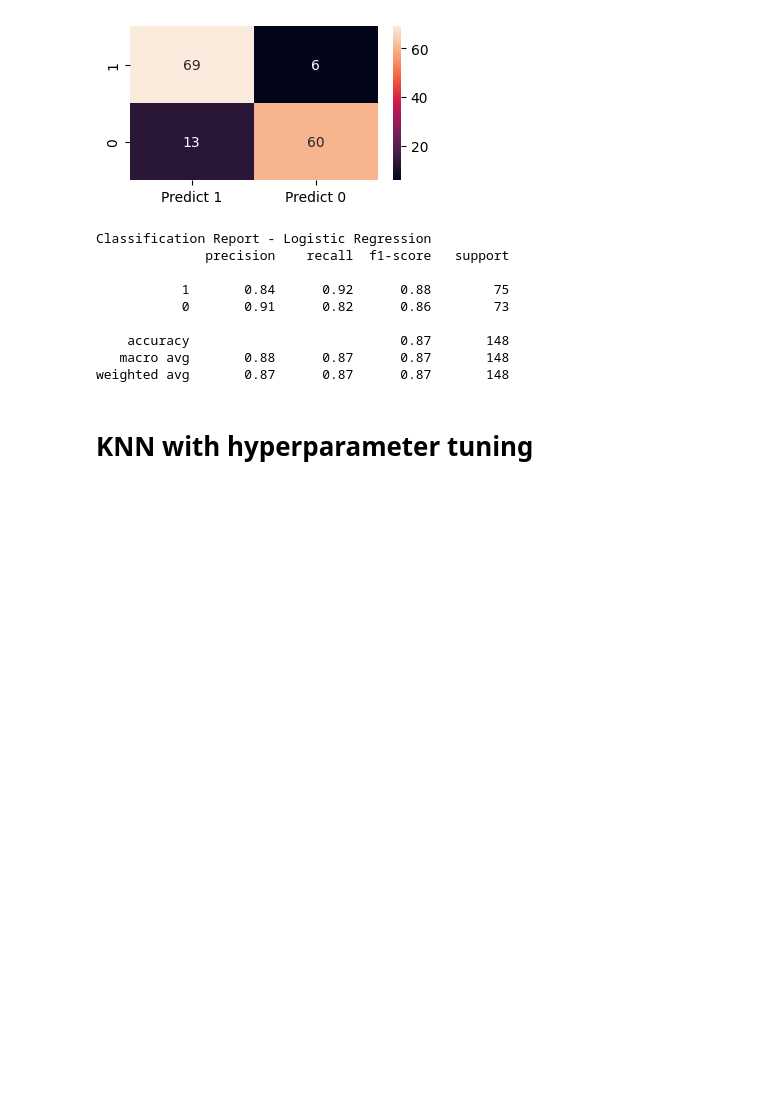
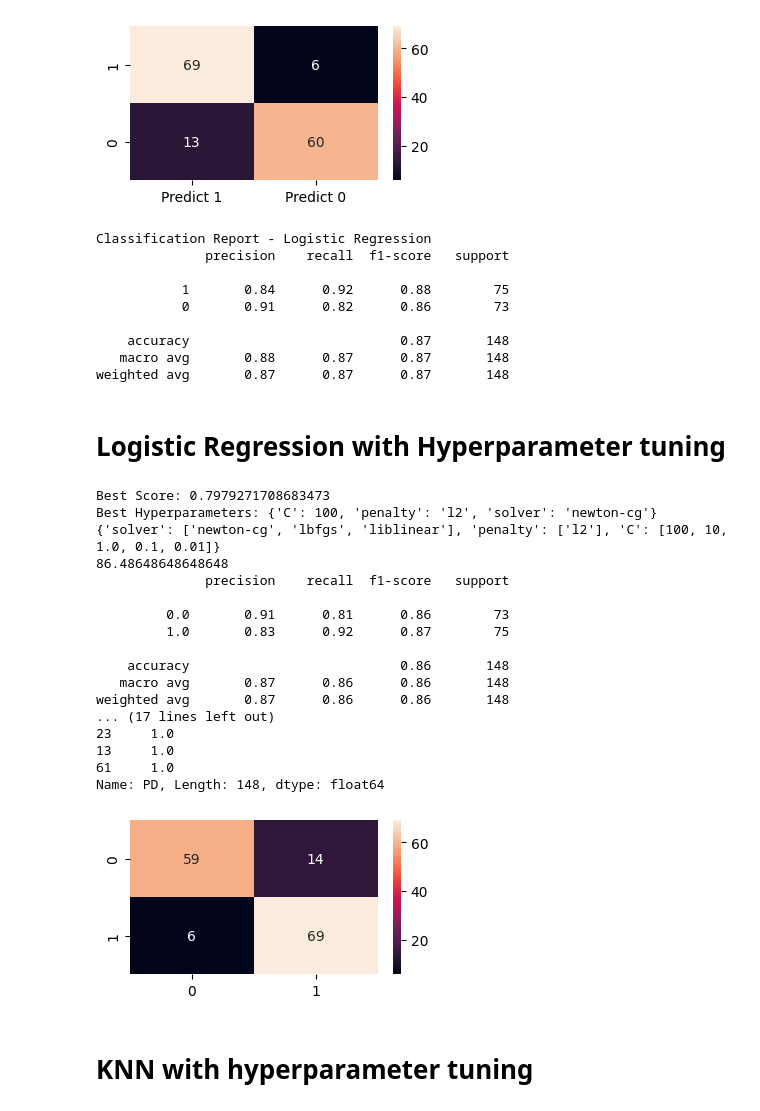
Before and after one commit to tomasfgon/Predictive-models-Parkinson, a Jupyter notebook: src/italian_modeling.ipynb, the cells around one changed output. Cells and saved outputs as stored; diff of their text form; code cells hidden in the pictures; blank space fills up the shorter version.

```diff
--- a/src/italian_modeling.ipynb
+++ b/src/italian_modeling.ipynb
@@ -163,6 +163,73 @@ Classification Report - Logistic Regression
     accuracy                           0.87       148
    macro avg       0.88      0.87      0.87       148
 weighted avg       0.87      0.87      0.87       148
+# %% [markdown]
+# Logistic Regression with Hyperparameter tuning
+# %%
+########Hyperparameter tuning for SVM####################
+#List Hyperparameters that we want to tune.
+#n_components = list(range(1,X.shape[1]+1,1))
+solvers = ['newton-cg', 'lbfgs', 'liblinear']
+penalty = ['l2']
+c_values = [100, 10, 1.0, 0.1, 0.01]
+
+#Convert to dictionary
+hyperparameters = dict(solver=solvers,penalty=penalty,C=c_values)
+#Create new LR object
+model_lr2 = LogisticRegression()
+
+cv = RepeatedStratifiedKFold(n_splits=10, n_repeats=3, random_state=1)
+
+#Use GridSearch
+clf = GridSearchCV(model_lr2, hyperparameters, cv=cv)
+
+#clf = RandomizedSearchCV(knn_2, hyperparameters, n_iter=500, cv=8, scoring="recall")
+#Fit the model
+best_model = clf.fit(X_train, y_train)
+#Print The value of best Hyperparameters
+#print('Best leaf_size:', best_model.best_estimator_.get_params()['leaf_size'])
+#print('Best p:', best_model.best_estimator_.get_params()['p'])
+#print('Best n_neighbors:', best_model.best_estimator_.get_params()['n_neighbors'])
+print('Best Score: %s' % best_model.best_score_)
+print('Best Hyperparameters: %s' % best_model.best_params_)
+print(hyperparameters)
+y_pred_knn_2 = best_model.predict(X_test)
+
+conf_matrix_knn_2 = confusion_matrix(y_test, y_pred_knn_2)
+
+accuracy_knn_2 = ((conf_matrix_knn_2[0,0] + conf_matrix_knn_2[1,1])/(conf_matrix_knn_2[0,0] +conf_matrix_knn_2[0,1]+conf_matrix_knn_2[1,0]+conf_matrix_knn_2[1,1]))*100
+
+plt.figure(figsize = (4,2))
+sns.heatmap(conf_matrix_knn_2, annot=True)
+
+print(accuracy_knn_2)
+
+#Checking performance our model with classification report.
+print(classification_report(y_test, y_pred_knn_2))
+#Checking performance our model with ROC Score.
+print(roc_auc_score(y_test, y_pred_knn_2))
+
+print(y_pred_knn_2)
+print(y_test)
+# %% [output]
+Best Score: 0.7979271708683473
+Best Hyperparameters: {'C': 100, 'penalty': 'l2', 'solver': 'newton-cg'}
+{'solver': ['newton-cg', 'lbfgs', 'liblinear'], 'penalty': ['l2'], 'C': [100, 10, 1.0, 0.1, 0.01]}
+86.48648648648648
+              precision    recall  f1-score   support
+
+         0.0       0.91      0.81      0.86        73
+         1.0       0.83      0.92      0.87        75
+
+    accuracy                           0.86       148
+   macro avg       0.87      0.86      0.86       148
+weighted avg       0.87      0.86      0.86       148
+... (17 lines left out)
+23     1.0
+13     1.0
+61     1.0
+Name: PD, Length: 148, dtype: float64
+[figure, added]
 # %% [markdown]
 # KNN with hyperparameter tuning
 # %%
```
Also changed, not shown: parts of 16 cells of this notebook, 1 other file.
